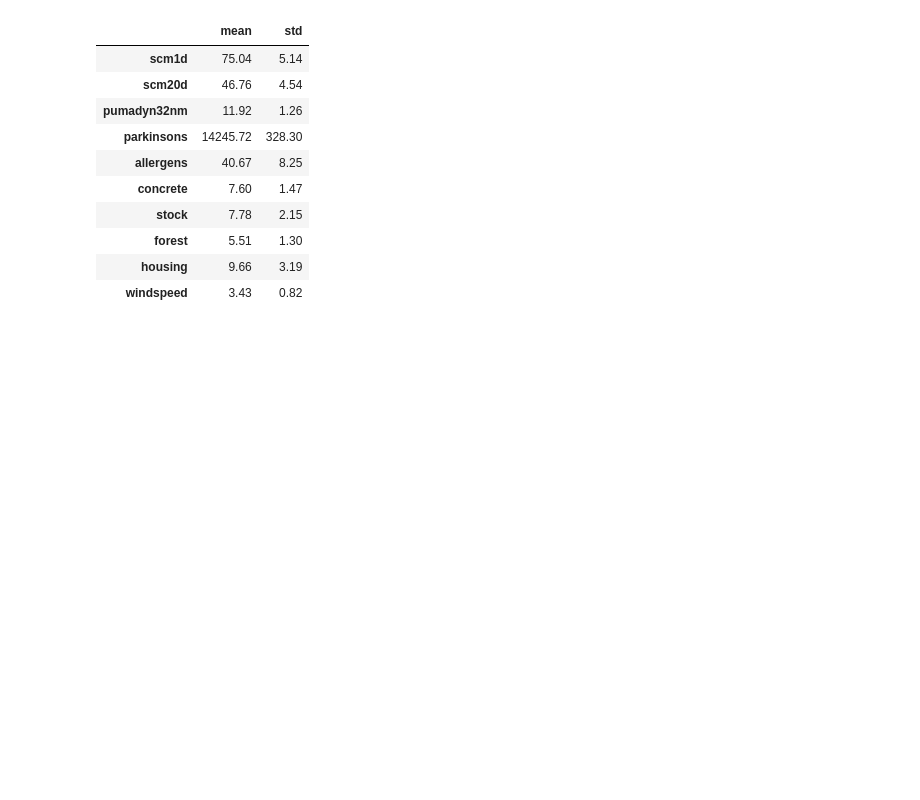
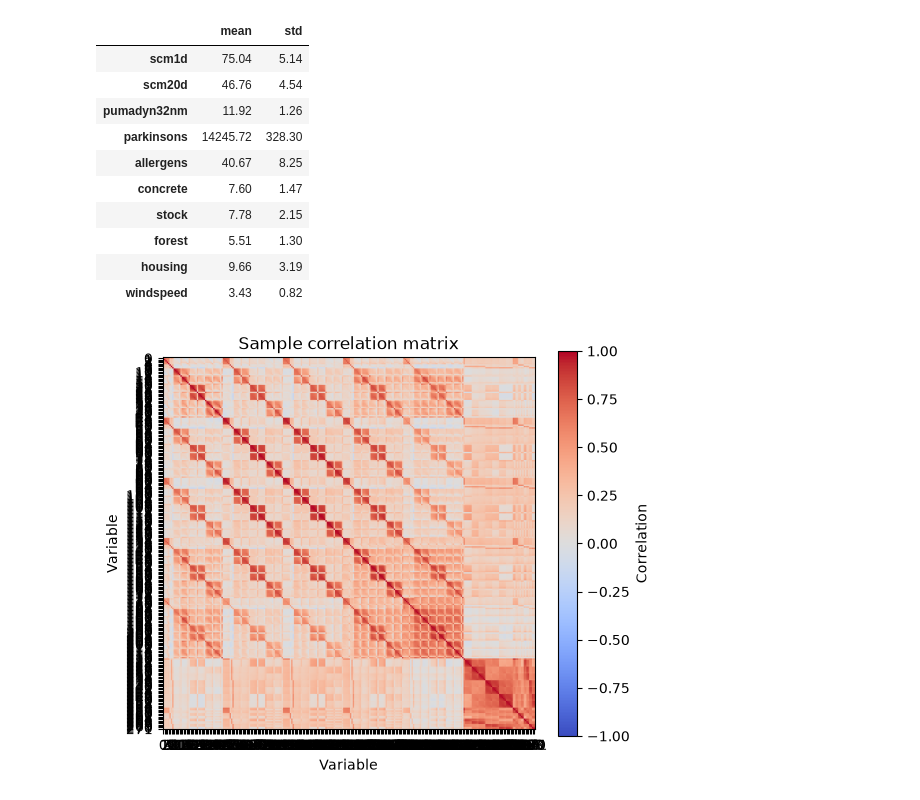
Before and after one commit to huimin-hu-stat/MAR, a Jupyter notebook: main_realdata.ipynb, the cells around one changed output. Drawn from its saved outputs; the diff is of its cells as text; code cells hidden in the pictures; blank space fills up the shorter version.

```diff
--- a/main_realdata.ipynb
+++ b/main_realdata.ipynb
@@ -66,3 +66,20 @@ res_df[cols].T
 | forest | 5.51 | 1.30 |
 | housing | 9.66 | 3.19 |
 | windspeed | 3.43 | 0.82 |
+# %%
+Xstar_df = pyreadr.read_r(f"datasets/split_test/test.{datasets[9]}.RDS")[None]
+corr = Xstar_df.corr()
+
+plt.figure(figsize=(6, 5))
+plt.imshow(corr, cmap="coolwarm", vmin=-1, vmax=1)
+plt.colorbar(label="Correlation")
+
+plt.xticks(range(corr.shape[0]))
+plt.yticks(range(corr.shape[0]))
+plt.title("Sample correlation matrix")
+plt.xlabel("Variable")
+plt.ylabel("Variable")
+
+plt.show()
+# %% [output]
+[figure, added]
```
Also changed, not shown: 8 other files.
